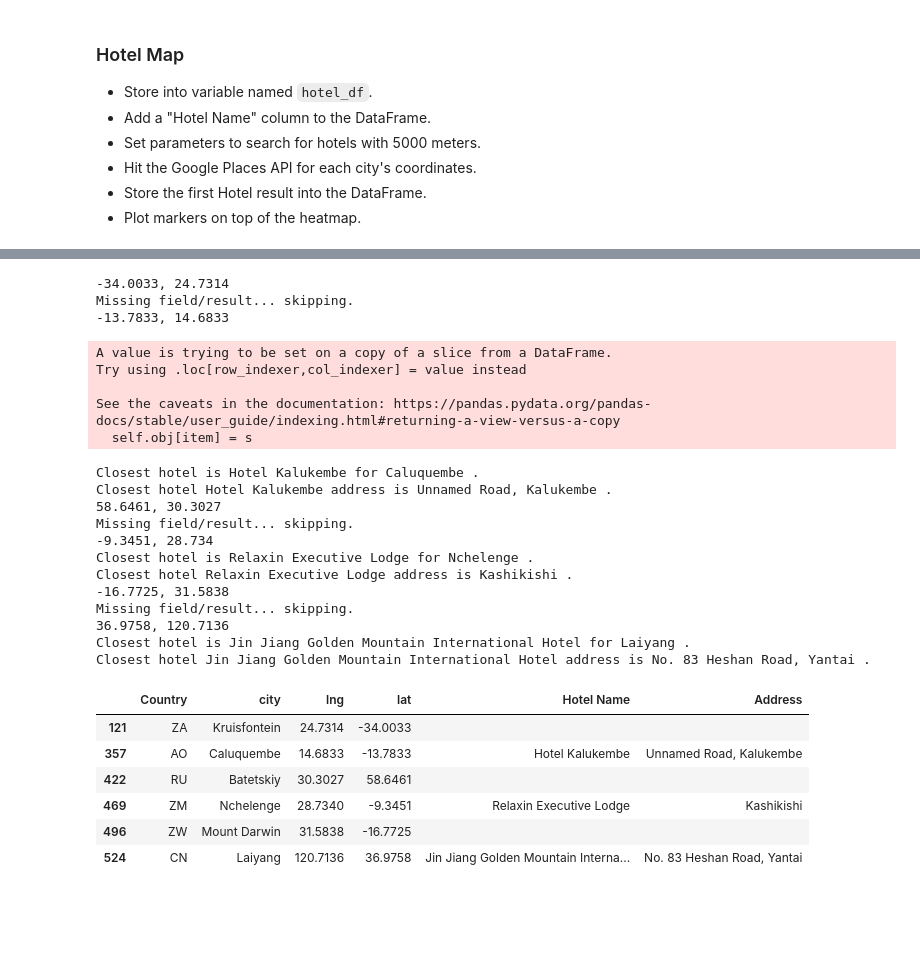
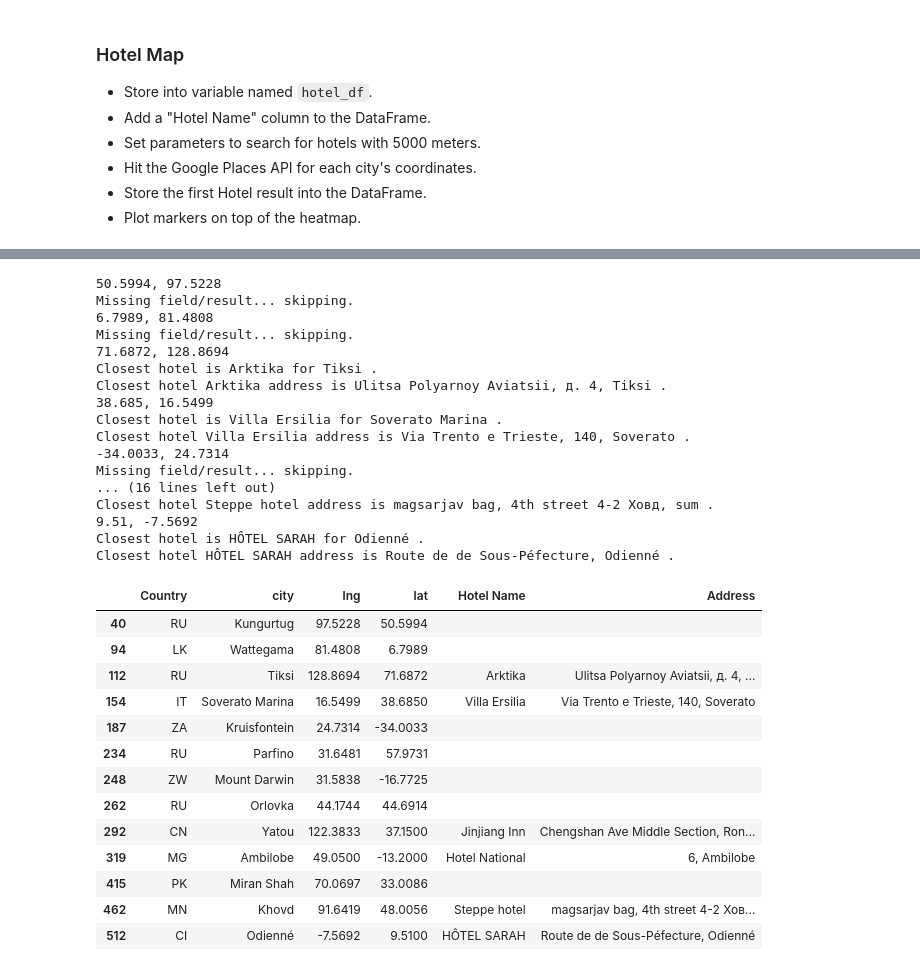
Before and after one commit to RZHANG2021/python-api-challenge, a Jupyter notebook: starter_code/VacationPy.ipynb, the cells around one changed output, grey strips where cells are left out. Cells and saved outputs as stored; diff of their text form; code cells hidden in the pictures; blank space fills up the shorter version.

```diff
--- a/starter_code/VacationPy.ipynb
+++ b/starter_code/VacationPy.ipynb
@@ -78,11 +78,11 @@ fig
 * Narrow down the cities to fit weather conditions.
 * Drop any rows will null values.
 # %%
-# A max temperature between 15 to 30.
+# A max temperature between 15 to 35.
 # Wind speed less than 15 mph.
 # Humidity in between 25-50
-# cloudiness in beween 10-35
-Ideal_weather=weather_data_df.loc[(weather_data_df["Max Temp"]>15)&(weather_data_df["Max Temp"]<30)
+# cloudiness in between 10-35
+Ideal_weather=weather_data_df.loc[(weather_data_df["Max Temp"]>15)&(weather_data_df["Max Temp"]<35)
                                   &(weather_data_df["Wind Speed"]<15)
                                   &(weather_data_df["Humidity"]>20)&(weather_data_df["Humidity"]<50)
                                   &(weather_data_df["Cloudiness"]>10)&(weather_data_df["Cloudiness"]<35)]
@@ -123,7 +123,7 @@ Ideal_weather.head()
 * Store the first Hotel result into the DataFrame.
 * Plot markers on top of the heatmap.
 # %%
-hotel_df=Ideal_weather[["Country","city","lng","lat"]]
+hotel_df=Ideal_weather[["Country","city","lng","lat"]].copy()
 hotel_df.info()
 # %% [output]
 <class 'pandas.core.frame.DataFrame'>
@@ -140,4 +139,0 @@ memory usage: 240.0+ bytes
-# %%
-# set up additional columns to hold information
-hotel_df['Hotel Name'] = ""
-hotel_df['Address'] = ""
@@ -155,4 +140,8 @@ See the caveats in the documentation: https://pandas.pydata.org/pandas-docs/stab
 # %%
+# set up additional columns to hold information
+hotel_df.loc[:,'Hotel Name'] = ""
+hotel_df.loc[:,'Address'] = ""
+
 # Build URL using the Google Maps API
 base_url = "https://maps.googleapis.com/maps/api/place/nearbysearch/json"
 
@@ -197,34 +186,38 @@ for index, row in hotel_df.iterrows():
     except (KeyError, IndexError):
         print("Missing field/result... skipping.")
 # %% [output]
+50.5994, 97.5228
+Missing field/result... skipping.
+6.7989, 81.4808
+Missing field/result... skipping.
+71.6872, 128.8694
+Closest hotel is Arktika for Tiksi .
+Closest hotel Arktika address is Ulitsa Polyarnoy Aviatsii, д. 4, Tiksi .
+38.685, 16.5499
+Closest hotel is Villa Ersilia for Soverato Marina .
+Closest hotel Villa Ersilia address is Via Trento e Trieste, 140, Soverato .
 -34.0033, 24.7314
 Missing field/result... skipping.
--13.7833, 14.6833
+... (16 lines left out)
+Closest hotel Steppe hotel address is magsarjav bag, 4th street 4-2 Ховд, sum .
+9.51, -7.5692
+Closest hotel is HÔTEL SARAH for Odienné .
+Closest hotel HÔTEL SARAH address is Route de de Sous-Péfecture, Odienné .
-A value is trying to be set on a copy of a slice from a DataFrame.
-Try using .loc[row_indexer,col_indexer] = value instead
-
-See the caveats in the documentation: https://pandas.pydata.org/pandas-docs/stable/user_guide/indexing.html#returning-a-view-versus-a-copy
-  self.obj[item] = s
-Closest hotel is Hotel Kalukembe for Caluquembe .
-Closest hotel Hotel Kalukembe address is Unnamed Road, Kalukembe .
-58.6461, 30.3027
-Missing field/result... skipping.
--9.3451, 28.734
-Closest hotel is Relaxin Executive Lodge for Nchelenge .
-Closest hotel Relaxin Executive Lodge address is Kashikishi .
--16.7725, 31.5838
-Missing field/result... skipping.
-36.9758, 120.7136
-Closest hotel is Jin Jiang Golden Mountain International Hotel for Laiyang .
-Closest hotel Jin Jiang Golden Mountain International Hotel address is No. 83 Heshan Road, Yantai .
 # %%
-hotel_df.head(8)
+hotel_df
 # %% [output]
 |  | Country | city | lng | lat | Hotel Name | Address |
-| 121 | ZA | Kruisfontein | 24.7314 | -34.0033 |  |  |
-| 357 | AO | Caluquembe | 14.6833 | -13.7833 | Hotel Kalukembe | Unnamed Road, Kalukembe |
-| 422 | RU | Batetskiy | 30.3027 | 58.6461 |  |  |
-| 469 | ZM | Nchelenge | 28.7340 | -9.3451 | Relaxin Executive Lodge | Kashikishi |
-| 496 | ZW | Mount Darwin | 31.5838 | -16.7725 |  |  |
-| 524 | CN | Laiyang | 120.7136 | 36.9758 | Jin Jiang Golden Mountain Interna... | No. 83 Heshan Road, Yantai |
+| 40 | RU | Kungurtug | 97.5228 | 50.5994 |  |  |
+| 94 | LK | Wattegama | 81.4808 | 6.7989 |  |  |
+| 112 | RU | Tiksi | 128.8694 | 71.6872 | Arktika | Ulitsa Polyarnoy Aviatsii, д. 4, ... |
+| 154 | IT | Soverato Marina | 16.5499 | 38.6850 | Villa Ersilia | Via Trento e Trieste, 140, Soverato |
+| 187 | ZA | Kruisfontein | 24.7314 | -34.0033 |  |  |
+| 234 | RU | Parfino | 31.6481 | 57.9731 |  |  |
+| 248 | ZW | Mount Darwin | 31.5838 | -16.7725 |  |  |
+| 262 | RU | Orlovka | 44.1744 | 44.6914 |  |  |
+| 292 | CN | Yatou | 122.3833 | 37.1500 | Jinjiang Inn | Chengshan Ave Middle Section, Ron... |
+| 319 | MG | Ambilobe | 49.0500 | -13.2000 | Hotel National | 6, Ambilobe |
+| 415 | PK | Miran Shah | 70.0697 | 33.0086 |  |  |
+| 462 | MN | Khovd | 91.6419 | 48.0056 | Steppe hotel | magsarjav bag, 4th street 4-2 Хов... |
+| 512 | CI | Odienné | -7.5692 | 9.5100 | HÔTEL SARAH | Route de de Sous-Péfecture, Odienné |
 # %%
```
Also changed, not shown: parts of 9 cells of this notebook, 15 other files.
